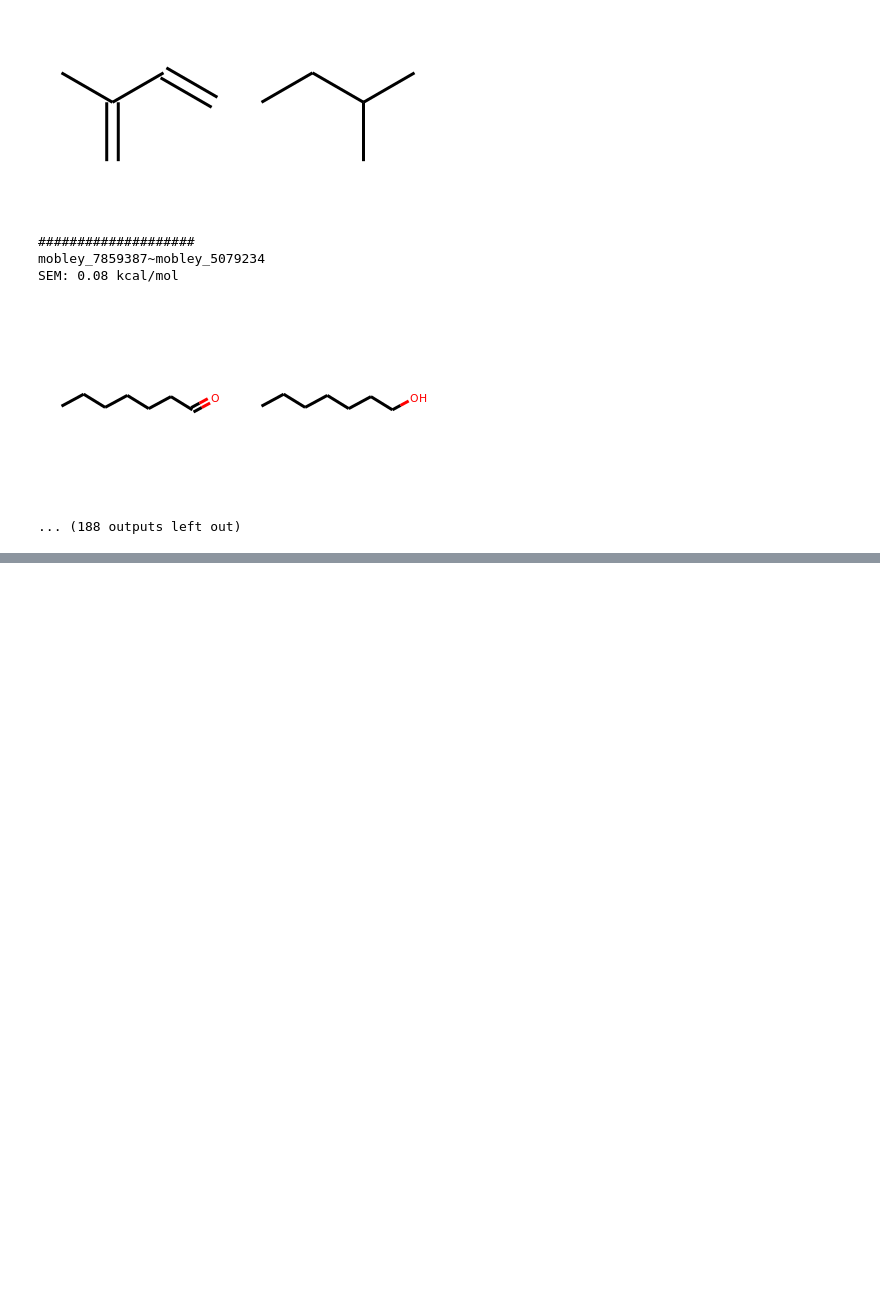
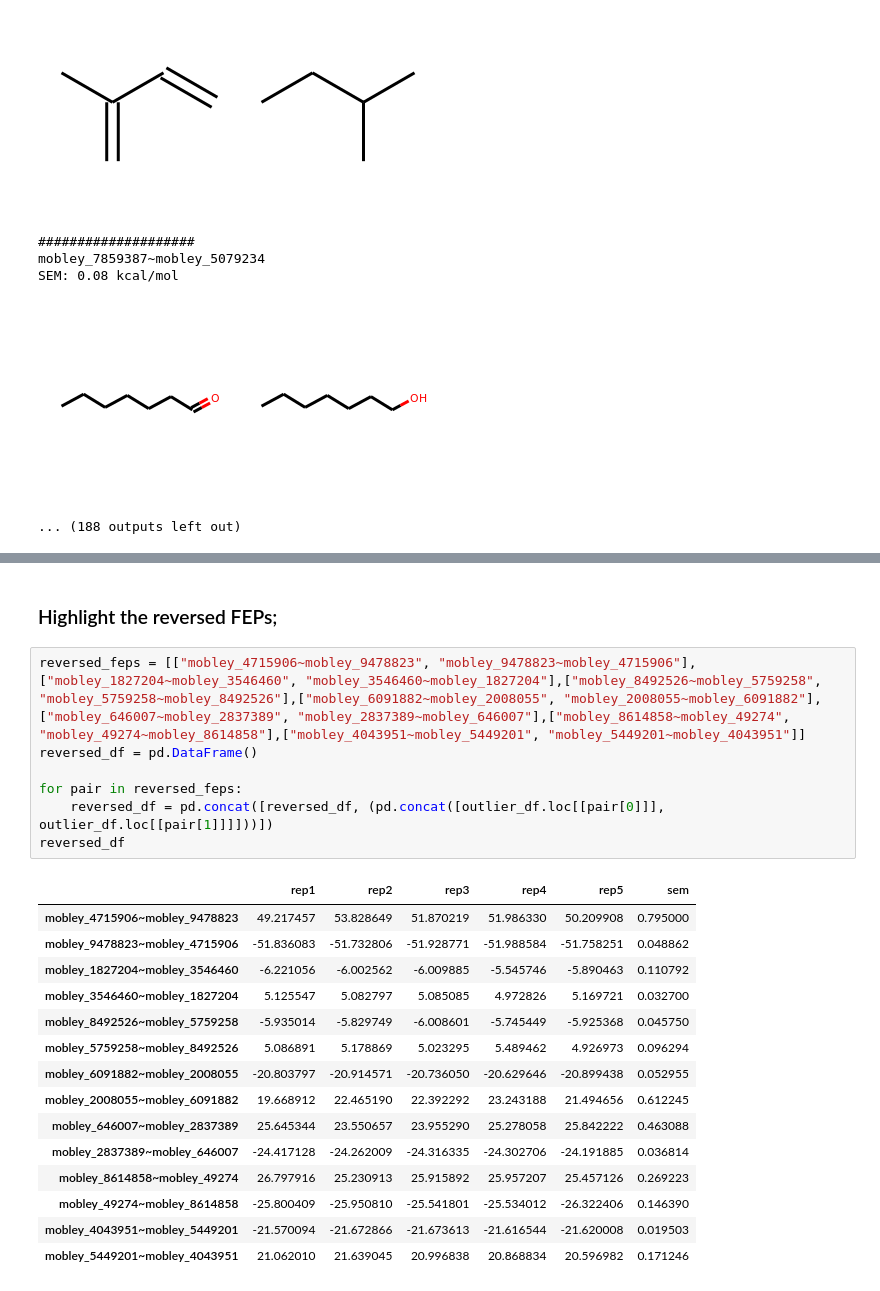
Before and after one commit to michellab/afe_network_gen, a Jupyter notebook: QUINTUP/02_SUBSETS_quintup_postmbar/plot_freenrg_sems.ipynb, the cells around one changed output, grey strips where cells are left out. Cells and saved outputs as stored; diff of their text form; blank space fills up the shorter version.

```diff
--- a/QUINTUP/02_SUBSETS_quintup_postmbar/plot_freenrg_sems.ipynb
+++ b/QUINTUP/02_SUBSETS_quintup_postmbar/plot_freenrg_sems.ipynb
@@ -331,0 +360,25 @@ SEM: 0.08 kcal/mol
+# %% [markdown]
+### Highlight the reversed FEPs;
+# %%
+reversed_feps = [["mobley_4715906~mobley_9478823", "mobley_9478823~mobley_4715906"],["mobley_1827204~mobley_3546460", "mobley_3546460~mobley_1827204"],["mobley_8492526~mobley_5759258", "mobley_5759258~mobley_8492526"],["mobley_6091882~mobley_2008055", "mobley_2008055~mobley_6091882"],["mobley_646007~mobley_2837389", "mobley_2837389~mobley_646007"],["mobley_8614858~mobley_49274", "mobley_49274~mobley_8614858"],["mobley_4043951~mobley_5449201", "mobley_5449201~mobley_4043951"]]
+reversed_df = pd.DataFrame()
+
+for pair in reversed_feps:
+    reversed_df = pd.concat([reversed_df, (pd.concat([outlier_df.loc[[pair[0]]], outlier_df.loc[[pair[1]]]]))])
+reversed_df
+# %% [output]
+|  | rep1 | rep2 | rep3 | rep4 | rep5 | sem |
+| mobley_4715906~mobley_9478823 | 49.217457 | 53.828649 | 51.870219 | 51.986330 | 50.209908 | 0.795000 |
+| mobley_9478823~mobley_4715906 | -51.836083 | -51.732806 | -51.928771 | -51.988584 | -51.758251 | 0.048862 |
+| mobley_1827204~mobley_3546460 | -6.221056 | -6.002562 | -6.009885 | -5.545746 | -5.890463 | 0.110792 |
+| mobley_3546460~mobley_1827204 | 5.125547 | 5.082797 | 5.085085 | 4.972826 | 5.169721 | 0.032700 |
+| mobley_8492526~mobley_5759258 | -5.935014 | -5.829749 | -6.008601 | -5.745449 | -5.925368 | 0.045750 |
+| mobley_5759258~mobley_8492526 | 5.086891 | 5.178869 | 5.023295 | 5.489462 | 4.926973 | 0.096294 |
+| mobley_6091882~mobley_2008055 | -20.803797 | -20.914571 | -20.736050 | -20.629646 | -20.899438 | 0.052955 |
+| mobley_2008055~mobley_6091882 | 19.668912 | 22.465190 | 22.392292 | 23.243188 | 21.494656 | 0.612245 |
+| mobley_646007~mobley_2837389 | 25.645344 | 23.550657 | 23.955290 | 25.278058 | 25.842222 | 0.463088 |
+| mobley_2837389~mobley_646007 | -24.417128 | -24.262009 | -24.316335 | -24.302706 | -24.191885 | 0.036814 |
+| mobley_8614858~mobley_49274 | 26.797916 | 25.230913 | 25.915892 | 25.957207 | 25.457126 | 0.269223 |
+| mobley_49274~mobley_8614858 | -25.800409 | -25.950810 | -25.541801 | -25.534012 | -26.322406 | 0.146390 |
+| mobley_4043951~mobley_5449201 | -21.570094 | -21.672866 | -21.673613 | -21.616544 | -21.620008 | 0.019503 |
+| mobley_5449201~mobley_4043951 | 21.062010 | 21.639045 | 20.996838 | 20.868834 | 20.596982 | 0.171246 |
```
Also changed, not shown: parts of 4 cells of this notebook.
